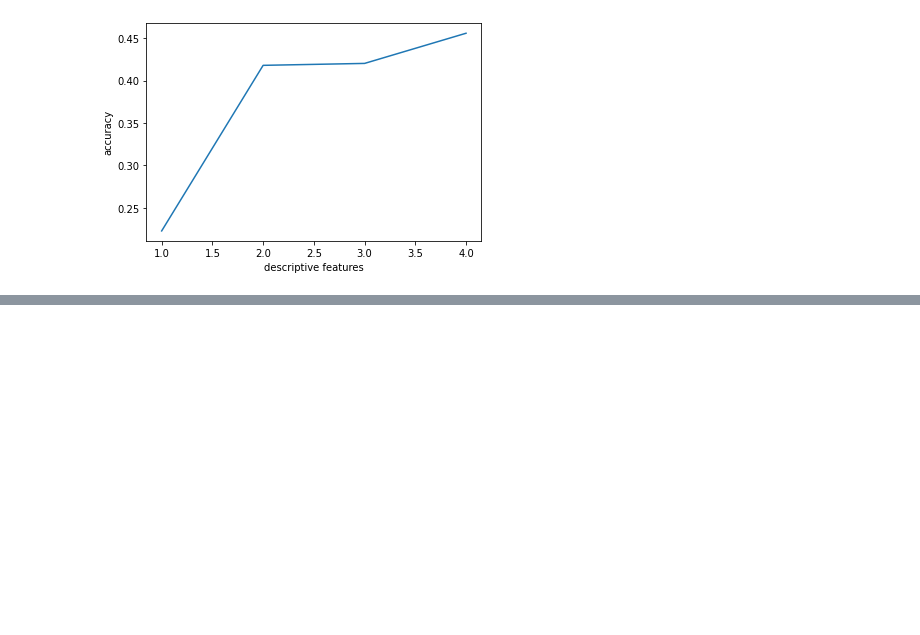
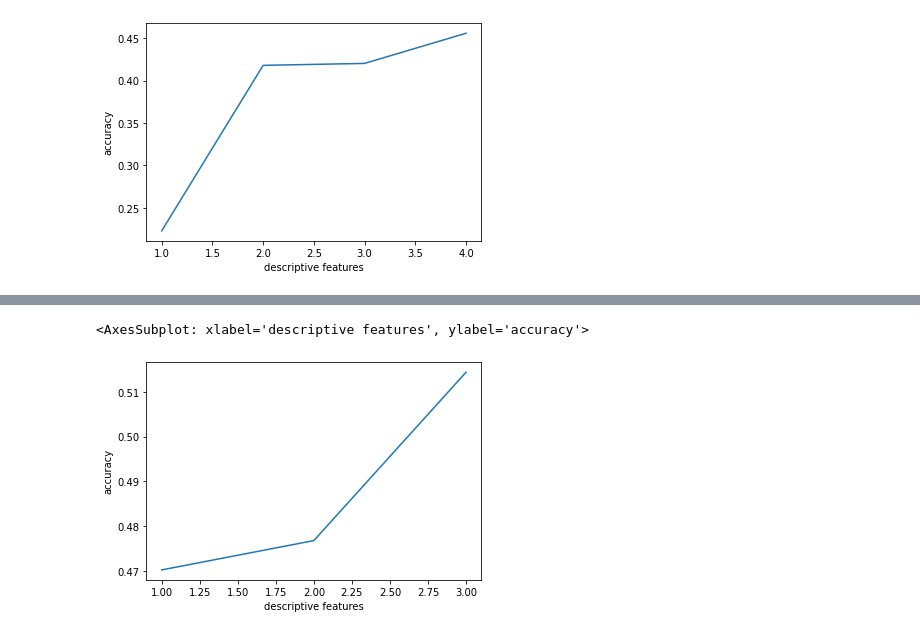
Before and after one commit to saiT1108/DS_project, a Jupyter notebook: main.ipynb, the cells around one changed output, grey strips where cells are left out. Drawn from its saved outputs; the diff is of its cells as text; code cells hidden in the pictures; blank space fills up the shorter version.

```diff
--- a/main.ipynb
+++ b/main.ipynb
@@ -403,0 +405,17 @@ cm
+# %%
+cont_cols = ['STATE', 'YEAR', 'TOR_F_SCALE']
+accuracy_metric = pd.DataFrame(columns = ['descriptive features', 'accuracy'])
+for i in range(1, len(cont_cols)+1):
+    desc_arr = cont_cols[:i]
+    X_train, X_test, Y_train, Y_test = train_test_split(df_hur[desc_arr], df_hur['DAMAGE_PROPERTY'], test_size=0.3, random_state=32)
+
+    dt_clf = DecisionTreeClassifier(max_depth = 8, criterion='gini', random_state = 32)
+
+    dt_clf.fit(X_train, Y_train)
+    y_pred3 = dt_clf.predict(X_test)
+    accuracy_metric = accuracy_metric.append({'descriptive features': i, 'accuracy': accuracy_score(y_pred3, Y_test)}, ignore_index=True)
+
+sns.lineplot(data=accuracy_metric, x='descriptive features', y='accuracy')
+# %% [output]
+<AxesSubplot: xlabel='descriptive features', ylabel='accuracy'>
+[figure, added]
```
Also changed, not shown: parts of 1 cell of this notebook.
